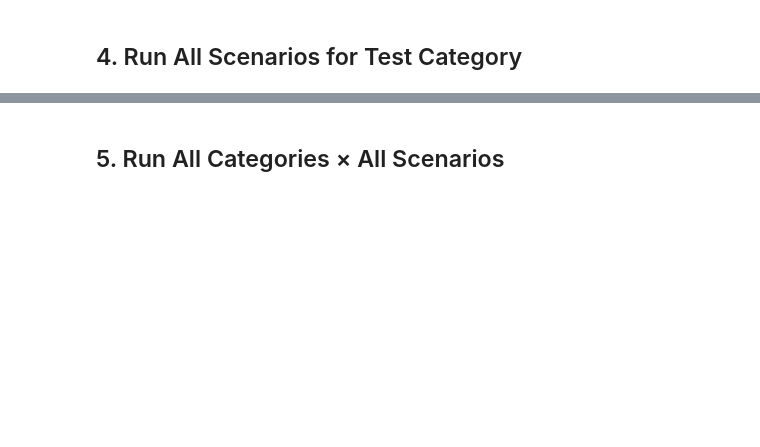
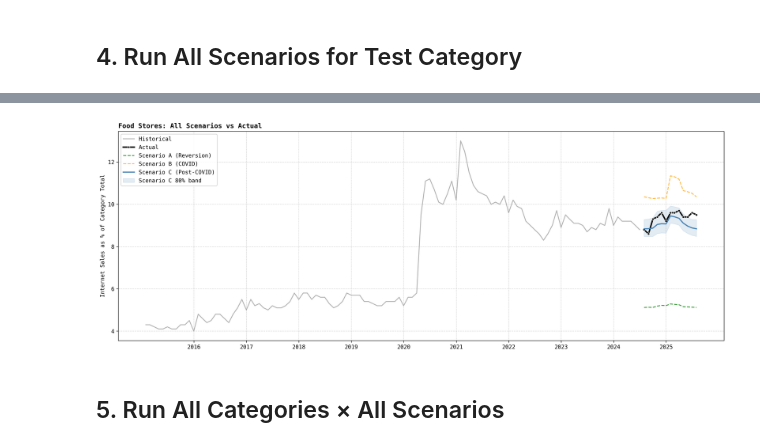
Before and after one commit to michaelarutyunov/time-series-methods, a Jupyter notebook: notebooks/06_category_forecasts.ipynb, the cells around one changed output, grey strips where cells are left out. Saved outputs shown, nothing was run; the diff lists cells and outputs as text; code cells hidden in the pictures; blank space fills up the shorter version.

```diff
--- a/notebooks/06_category_forecasts.ipynb
+++ b/notebooks/06_category_forecasts.ipynb
@@ -500,3 +685,16 @@ print(f"\nBest scenario by MAE: {scenario_comparison['mae'].idxmin()}")
+# %%
+# Plot all scenarios together
+plot_all_scenarios(
+    pred_A=pred_A,
+    pred_B=pred_B,
+    pred_C=pred_C,
+    train_tsdf=train_tsdf,
+    test_tsdf_ground_truth=test_tsdf_ground_truth,
+    category=test_category,
+    save_path=output_figures_dir / f'{test_category}_all_scenarios.png'
+)
+# %% [output]
+[figure, added]
 # %% [markdown]
 ## 5. Run All Categories × All Scenarios
 # %%
```
Also changed, not shown: parts of 14 cells of this notebook, 12 other files.
